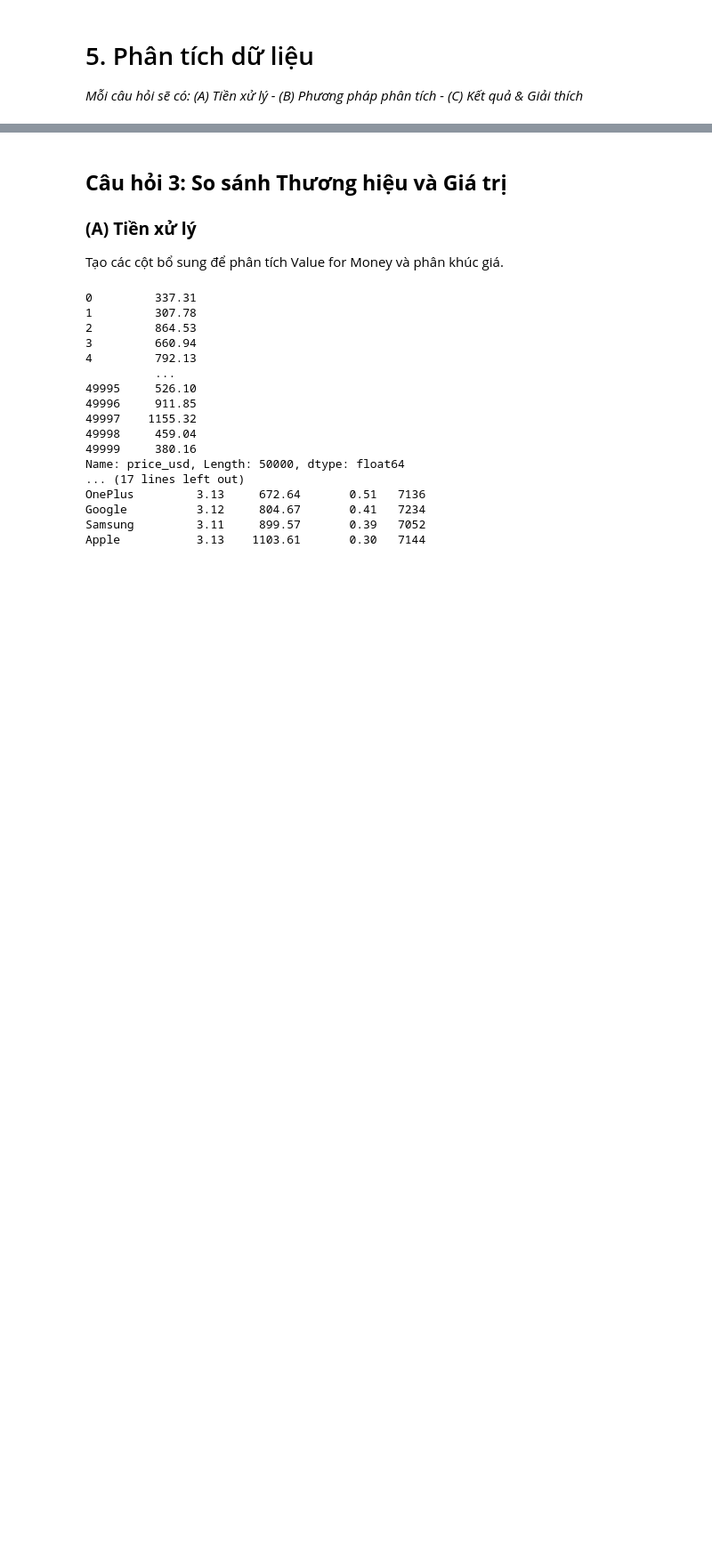
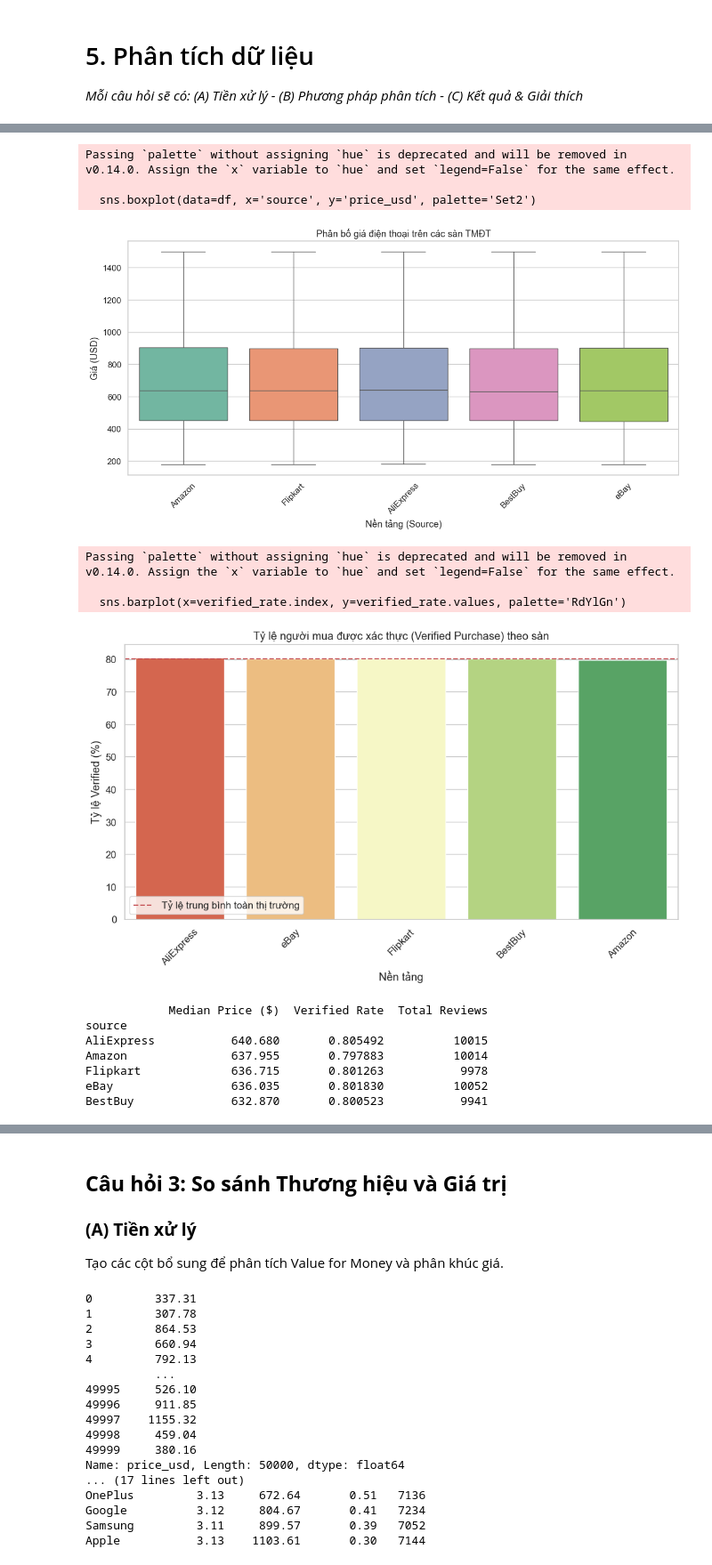
Before and after one commit to hhlearntocode/p4ds-Final, a Jupyter notebook: Final_Project.ipynb, the cells around one changed output, grey strips where cells are left out. Shown: that part at 89% size. Saved outputs shown, nothing was run; the diff lists cells and outputs as text; code cells hidden in the pictures; blank space fills up the shorter version.

```diff
--- a/Final_Project.ipynb
+++ b/Final_Project.ipynb
@@ -324,0 +421,46 @@ Lý do đưa ra câu hỏi:b
+# %%
+plt.figure(figsize=(14, 6))
+sns.boxplot(data=df, x='source', y='price_usd', palette='Set2')
+plt.title('Phân bố giá điện thoại trên các sàn TMĐT')
+plt.ylabel('Giá (USD)')
+plt.xlabel('Nền tảng (Source)')
+plt.xticks(rotation=45)
+plt.show()
+
+plt.figure(figsize=(12, 6))
+sns.barplot(x=verified_rate.index, y=verified_rate.values, palette='RdYlGn')
+plt.title('Tỷ lệ người mua được xác thực (Verified Purchase) theo sàn')
+plt.ylabel('Tỷ lệ Verified (%)')
+plt.xlabel('Nền tảng')
+plt.axhline(y=verified_rate.mean(), color='r', linestyle='--', label='Tỷ lệ trung bình toàn thị trường')
+plt.legend()
+plt.xticks(rotation=45)
+plt.show()
+
+summary_table = df.groupby('source').agg({
+    'price_usd': 'median',
+    'verified_int': 'mean',
+    'review_id': 'count'
+}).rename(columns={
+    'price_usd': 'Median Price ($)',
+    'verified_int': 'Verified Rate',
+    'review_id': 'Total Reviews'
+}).sort_values(by='Median Price ($)', ascending=False)
+
+print(summary_table)
+# %% [output]
+Passing `palette` without assigning `hue` is deprecated and will be removed in v0.14.0. Assign the `x` variable to `hue` and set `legend=False` for the same effect.
+
+  sns.boxplot(data=df, x='source', y='price_usd', palette='Set2')
+[figure, added]
+Passing `palette` without assigning `hue` is deprecated and will be removed in v0.14.0. Assign the `x` variable to `hue` and set `legend=False` for the same effect.
+
+  sns.barplot(x=verified_rate.index, y=verified_rate.values, palette='RdYlGn')
+[figure, added]
+            Median Price ($)  Verified Rate  Total Reviews
+source
+AliExpress           640.680       0.805492          10015
+Amazon               637.955       0.797883          10014
+Flipkart             636.715       0.801263           9978
+eBay                 636.035       0.801830          10052
+BestBuy              632.870       0.800523           9941
```
Also changed, not shown: parts of 18 cells of this notebook, 1 other file.
